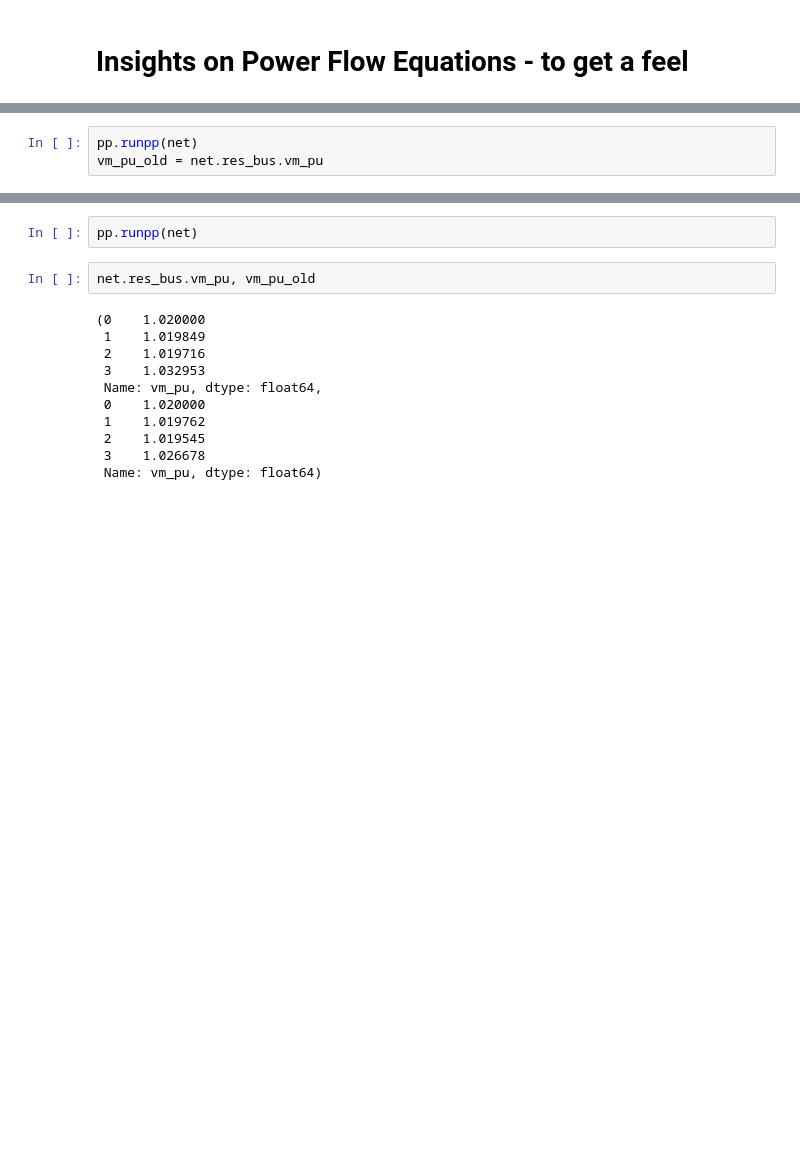
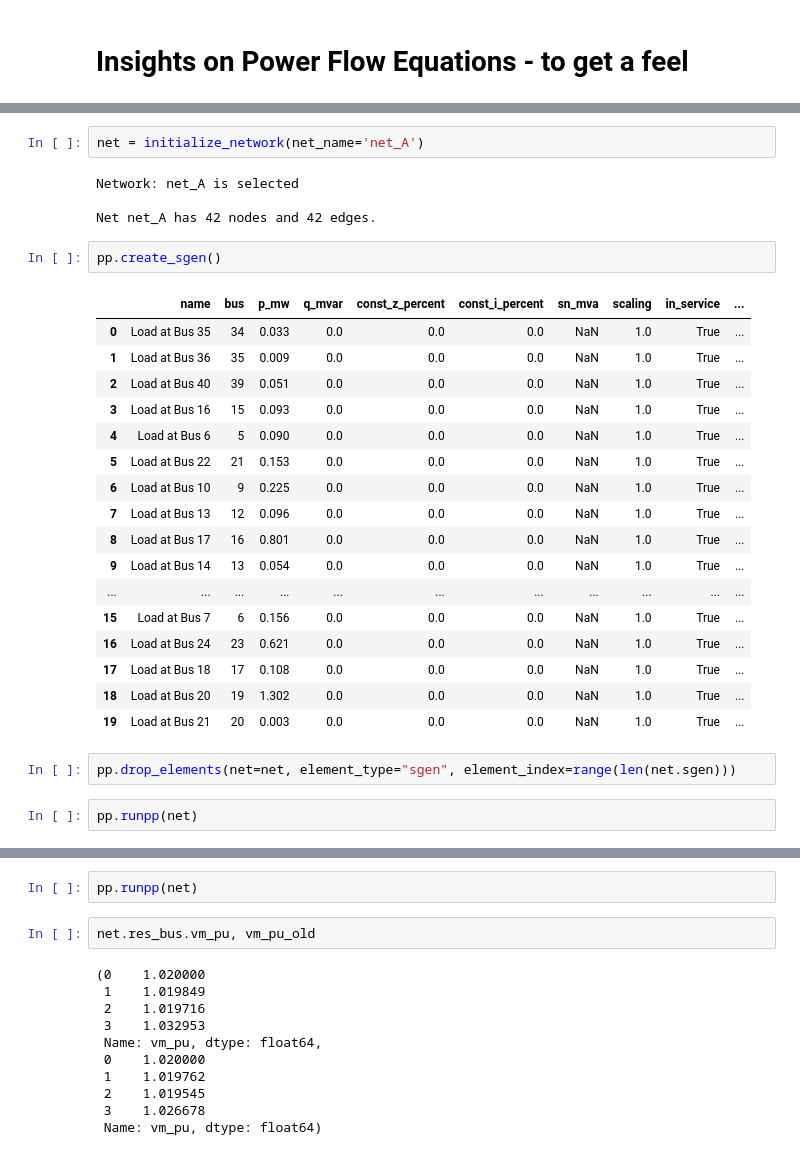
Before and after one commit to prajapati-incontrol/TapSEGNN, a Jupyter notebook: notebooks/intro_to_pfe.ipynb, the cells around one changed output, grey strips where cells are left out. Saved outputs shown, nothing was run; the diff lists cells and outputs as text; blank space fills up the shorter version.

```diff
--- a/notebooks/intro_to_pfe.ipynb
+++ b/notebooks/intro_to_pfe.ipynb
@@ -36,9 +36,36 @@ pp.create_line(net, from_bus=b2, to_bus=b3, length_km=1.0, name="Line",std_type=
 pp.create_line(net, from_bus=b1, to_bus=b3, length_km=1.0, name="Line",std_type="NA2XS2Y 1x70 RM/25 12/20 kV")
 # %% [output]
 np.int64(2)
+# %%
+net = initialize_network(net_name='net_A')
+# %% [output]
+Network: net_A is selected
+
+Net net_A has 42 nodes and 42 edges.
+# %%
+pp.create_sgen()
+# %% [output]
+|  | name | bus | p_mw | q_mvar | const_z_percent | const_i_percent | sn_mva | scaling | in_service | ... |
+| 0 | Load at Bus 35 | 34 | 0.033 | 0.0 | 0.0 | 0.0 | NaN | 1.0 | True | ... |
+| 1 | Load at Bus 36 | 35 | 0.009 | 0.0 | 0.0 | 0.0 | NaN | 1.0 | True | ... |
+| 2 | Load at Bus 40 | 39 | 0.051 | 0.0 | 0.0 | 0.0 | NaN | 1.0 | True | ... |
+| 3 | Load at Bus 16 | 15 | 0.093 | 0.0 | 0.0 | 0.0 | NaN | 1.0 | True | ... |
+| 4 | Load at Bus 6 | 5 | 0.090 | 0.0 | 0.0 | 0.0 | NaN | 1.0 | True | ... |
+| 5 | Load at Bus 22 | 21 | 0.153 | 0.0 | 0.0 | 0.0 | NaN | 1.0 | True | ... |
+| 6 | Load at Bus 10 | 9 | 0.225 | 0.0 | 0.0 | 0.0 | NaN | 1.0 | True | ... |
+| 7 | Load at Bus 13 | 12 | 0.096 | 0.0 | 0.0 | 0.0 | NaN | 1.0 | True | ... |
+| 8 | Load at Bus 17 | 16 | 0.801 | 0.0 | 0.0 | 0.0 | NaN | 1.0 | True | ... |
+| 9 | Load at Bus 14 | 13 | 0.054 | 0.0 | 0.0 | 0.0 | NaN | 1.0 | True | ... |
+| ... | ... | ... | ... | ... | ... | ... | ... | ... | ... | ... |
+| 15 | Load at Bus 7 | 6 | 0.156 | 0.0 | 0.0 | 0.0 | NaN | 1.0 | True | ... |
+| 16 | Load at Bus 24 | 23 | 0.621 | 0.0 | 0.0 | 0.0 | NaN | 1.0 | True | ... |
+| 17 | Load at Bus 18 | 17 | 0.108 | 0.0 | 0.0 | 0.0 | NaN | 1.0 | True | ... |
+| 18 | Load at Bus 20 | 19 | 1.302 | 0.0 | 0.0 | 0.0 | NaN | 1.0 | True | ... |
+| 19 | Load at Bus 21 | 20 | 0.003 | 0.0 | 0.0 | 0.0 | NaN | 1.0 | True | ... |
+# %%
+pp.drop_elements(net=net, element_type="sgen", element_index=range(len(net.sgen)))
 # %%
 pp.runpp(net)
-vm_pu_old = net.res_bus.vm_pu
 # %%
 all_p_mw = net.res_bus.p_mw + [0.001, 0.001, 0.001, 0.001]
 pp.drop_elements(net=net, element_type="load", element_index=range(len(net.load)))
```
Also changed, not shown: parts of 4 cells of this notebook, 8 other files.
